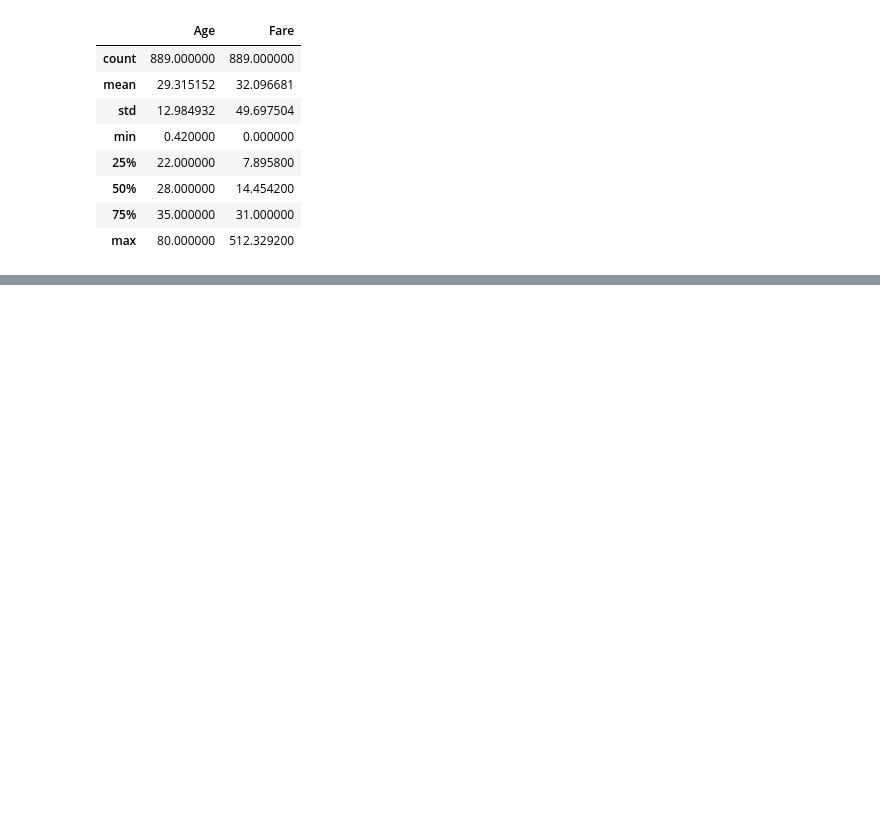
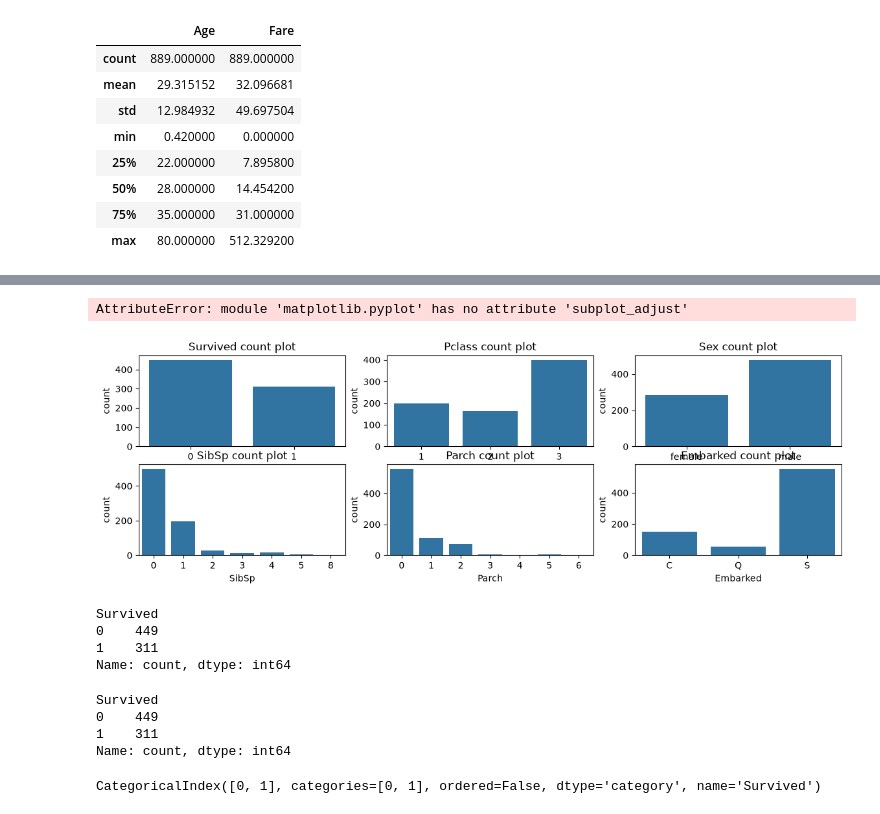
Before and after one commit to shahdamgad/CA_AIS2G-_MI, a Jupyter notebook: src/DA/workshop/preprocessing.ipynb, the cells around one changed output, grey strips where cells are left out. Saved outputs shown, nothing was run; the diff lists cells and outputs as text; code cells hidden in the pictures; blank space fills up the shorter version.

```diff
--- a/src/DA/workshop/preprocessing.ipynb
+++ b/src/DA/workshop/preprocessing.ipynb
@@ -213,0 +357,30 @@ df.describe()
+# %%
+plt.figure(figsize=(14,4))
+for i , col in enumerate(cat_cols):
+    plt.subplot(2,3, i+1)
+    sns.countplot(x= col, data= df)
+    plt.title(f"{col} count plot")
+plt.subplot_adjust(hspace=0.8, wspace=0.3)
+# %% [output]
+AttributeError: module 'matplotlib.pyplot' has no attribute 'subplot_adjust'
+[figure, added]
+# %%
+df['Survived'].value_counts()
+# %% [output]
+Survived
+0    449
+1    311
+Name: count, dtype: int64
+# %%
+unique = df['Survived'].value_counts()
+print(unique)
+count = unique.values
+count
+categories = unique.index
+categories
+# %% [output]
+Survived
+0    449
+1    311
+Name: count, dtype: int64
+CategoricalIndex([0, 1], categories=[0, 1], ordered=False, dtype='category', name='Survived')
```
Also changed, not shown: parts of 27 cells of this notebook.
